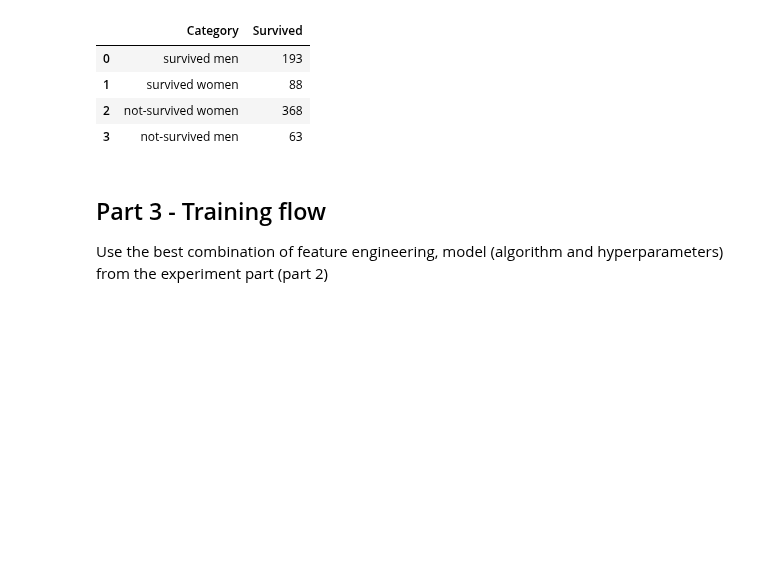
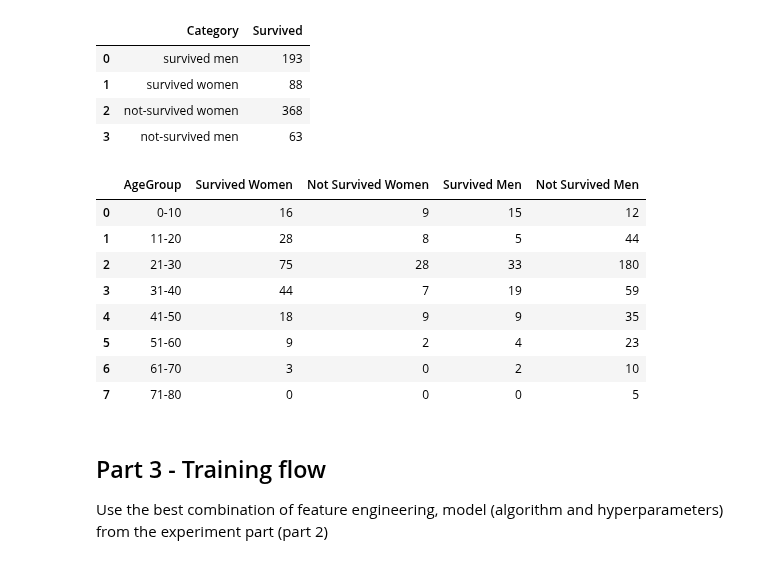
Before and after one commit to eranCat/TitanicML, a Jupyter notebook: Assignment2_supervised_learning_flow.ipynb, the cells around one changed output. Cells and saved outputs as stored; diff of their text form; code cells hidden in the pictures; blank space fills up the shorter version.

Commit message:
Added a new DataFrame for the histogram visualization

```diff
--- a/Assignment2_supervised_learning_flow.ipynb
+++ b/Assignment2_supervised_learning_flow.ipynb
@@ -145,6 +145,45 @@ Survivors2
 | 1 | survived women | 88 |
 | 2 | not-survived women | 368 |
 | 3 | not-survived men | 63 |
+# %%
+# Making DataFrame for the histogram above
+age_bins = [0, 10, 20, 30, 40, 50, 60, 70, 80]
+age_labels = ['0-10', '11-20', '21-30', '31-40', '41-50', '51-60', '61-70', '71-80']
+
+df_train['AgeGroup'] = pd.cut(df_train['Age'], bins=age_bins, labels=age_labels, right=False)
+
+data = {
+    'AgeGroup': age_labels,
+    'Survived Women': [],
+    'Not Survived Women': [],
+    'Survived Men': [],
+    'Not Survived Men': []
+}
+
+for age_group in age_labels:
+    survived_women = len(df_train[(df_train['AgeGroup'] == age_group) & (df_train['Sex'] == 0) & (df_train['Survived'] == 1)])
+    not_survived_women = len(df_train[(df_train['AgeGroup'] == age_group) & (df_train['Sex'] == 0) & (df_train['Survived'] == 0)])
+    survived_men = len(df_train[(df_train['AgeGroup'] == age_group) & (df_train['Sex'] == 1) & (df_train['Survived'] == 1)])
+    not_survived_men = len(df_train[(df_train['AgeGroup'] == age_group) & (df_train['Sex'] == 1) & (df_train['Survived'] == 0)])
+
+    data['Survived Women'].append(survived_women)
+    data['Not Survived Women'].append(not_survived_women)
+    data['Survived Men'].append(survived_men)
+    data['Not Survived Men'].append(not_survived_men)
+
+survivors_by_age = pd.DataFrame(data)
+
+survivors_by_age
+# %% [output]
+|  | AgeGroup | Survived Women | Not Survived Women | Survived Men | Not Survived Men |
+| 0 | 0-10 | 16 | 9 | 15 | 12 |
+| 1 | 11-20 | 28 | 8 | 5 | 44 |
+| 2 | 21-30 | 75 | 28 | 33 | 180 |
+| 3 | 31-40 | 44 | 7 | 19 | 59 |
+| 4 | 41-50 | 18 | 9 | 9 | 35 |
+| 5 | 51-60 | 9 | 2 | 4 | 23 |
+| 6 | 61-70 | 3 | 0 | 2 | 10 |
+| 7 | 71-80 | 0 | 0 | 0 | 5 |
 # %% [markdown]
 ## Part 3 - Training flow
 Use the best combination of feature engineering, model (algorithm and hyperparameters) from the experiment part (part 2)
```
Also changed, not shown: parts of 4 cells of this notebook.
